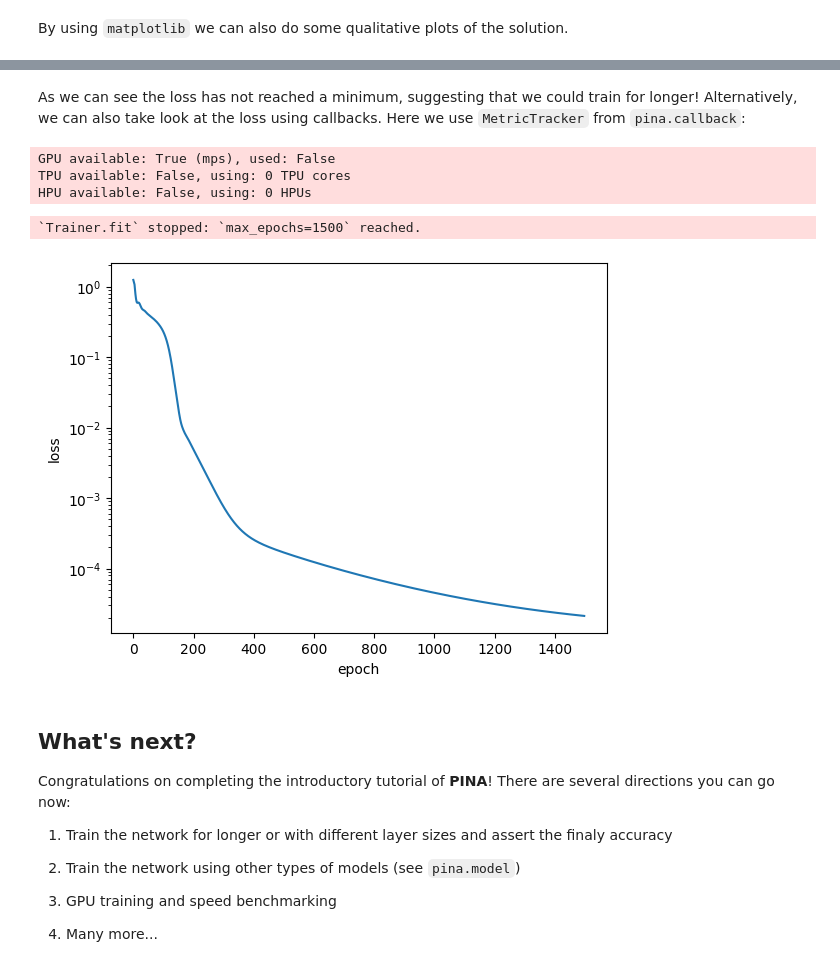
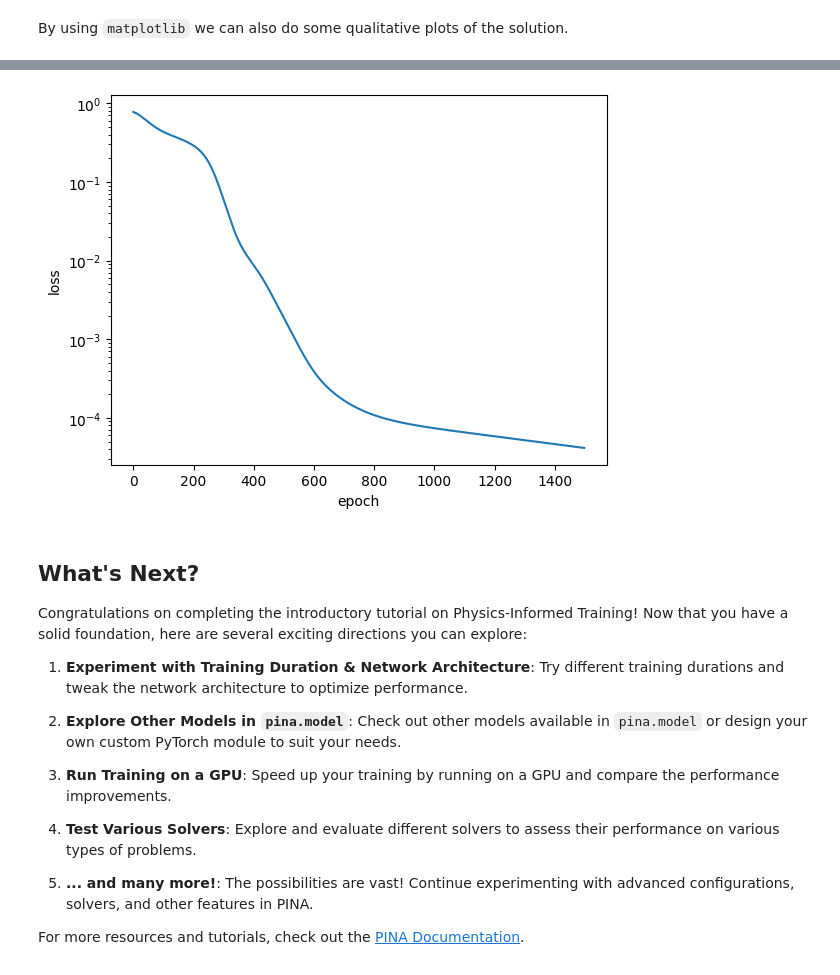
Before and after one commit to mathLab/PINA, a Jupyter notebook: tutorials/tutorial1/tutorial.ipynb, the cells around one changed output, grey strips where cells are left out. Saved outputs shown, nothing was run; the diff lists cells and outputs as text; code cells hidden in the pictures.

Commit message:
Update Tutorials (#544)
* update tutorials
* tutorial guidelines
* doc

```diff
--- a/tutorials/tutorial1/tutorial.ipynb
+++ b/tutorials/tutorial1/tutorial.ipynb
@@ -237,0 +148,4 @@ HPU available: False, using: 0 HPUs
+# %%
+# create the PINN object with RAdam Optimizer, notice that Optimizer need to
+# be wrapped with the pina.optim.TorchOptimizer class
+pinn = PINN(problem, model, TorchOptimizer(torch.optim.RAdam, lr=0.005))
@@ -278,61 +201,28 @@ Reusing TensorBoard on port 6007 (pid 55149), started 0:00:03 ago. (Use '!kill 5
-# %% [markdown]
-As we can see the loss has not reached a minimum, suggesting that we could train for longer! Alternatively, we can also take look at the loss using callbacks. Here we use `MetricTracker` from `pina.callback`:
 # %%
-from pina.callback import MetricTracker
-
-# create the model
-newmodel = FeedForward(
-    layers=[10, 10],
-    func=torch.nn.Tanh,
-    output_dimensions=len(problem.output_variables),
-    input_dimensions=len(problem.input_variables),
-)
-
-# create the PINN object
-newpinn = PINN(
-    problem, newmodel, optimizer=TorchOptimizer(torch.optim.Adam, lr=0.005)
-)
-
-# create the trainer
-newtrainer = Trainer(
-    solver=newpinn,
-    max_epochs=1500,
-    logger=True,  # enable parameter logging
-    callbacks=[MetricTracker()],
-    accelerator="cpu",
-    train_size=1.0,
-    test_size=0.0,
-    val_size=0.0,
-    enable_model_summary=False,
-)  # we train on CPU and avoid model summary at beginning of training (optional)
-
-# train
-newtrainer.train()
-
 # plot loss
-trainer_metrics = newtrainer.callbacks[0].metrics
+trainer_metrics = trainer.callbacks[0].metrics
 loss = trainer_metrics["train_loss"]
 epochs = range(len(loss))
 plt.plot(epochs, loss.cpu())
 # plotting
 plt.xlabel("epoch")
 plt.ylabel("loss")
 plt.yscale("log")
 # %% [output]
-GPU available: True (mps), used: False
-TPU available: False, using: 0 TPU cores
-HPU available: False, using: 0 HPUs
-`Trainer.fit` stopped: `max_epochs=1500` reached.
-[figure, old version]
+[figure, new version]
 # %% [markdown]
-## What's next?
+## What's Next?
 
-Congratulations on completing the introductory tutorial of **PINA**! There are several directions you can go now:
+Congratulations on completing the introductory tutorial on Physics-Informed Training! Now that you have a solid foundation, here are several exciting directions you can explore:
 
-1. Train the network for longer or with different layer sizes and assert the finaly accuracy
+1. **Experiment with Training Duration & Network Architecture**: Try different training durations and tweak the network architecture to optimize performance.
 
-2. Train the network using other types of models (see `pina.model`)
+2. **Explore Other Models in `pina.model`**: Check out other models available in `pina.model` or design your own custom PyTorch module to suit your needs.
 
-3. GPU training and speed benchmarking
+3. **Run Training on a GPU**: Speed up your training by running on a GPU and compare the performance improvements.
 
-4. Many more...
+4. **Test Various Solvers**: Explore and evaluate different solvers to assess their performance on various types of problems.
+
+5. **... and many more!**: The possibilities are vast! Continue experimenting with advanced configurations, solvers, and other features in PINA.
+
+For more resources and tutorials, check out the [PINA Documentation](https://mathlab.github.io/PINA/).
```
Also changed, not shown: parts of 24 cells of this notebook, 44 other files.
